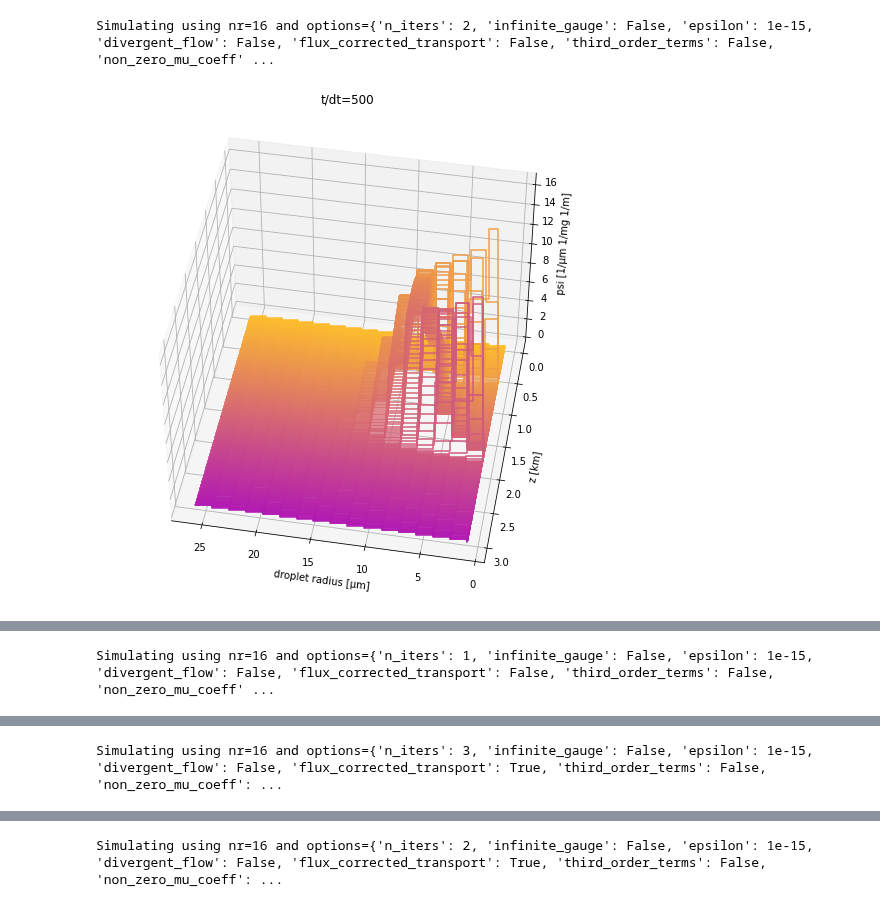
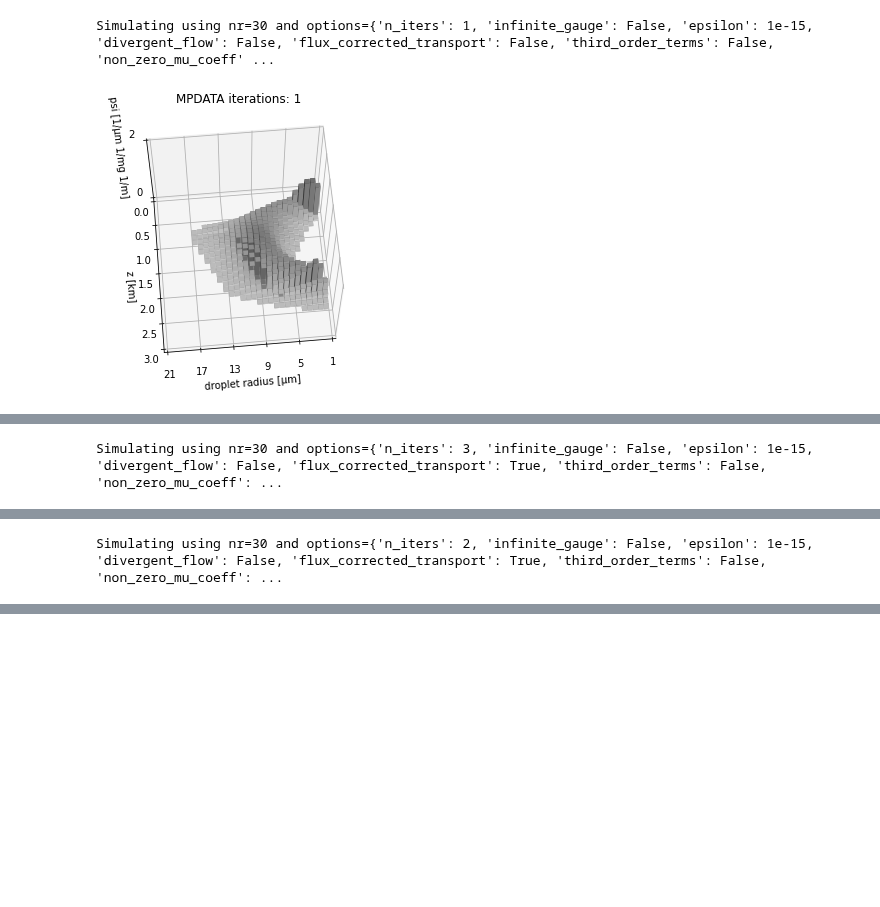
Before and after one commit to slayoo/PyMPDATA-examples, a Jupyter notebook: PyMPDATA_examples/Shipway_and_Hill_2012/fig_1.ipynb, the cells around one changed output, grey strips where cells are left out. Drawn from its saved outputs; the diff is of its cells as text; code cells hidden in the pictures; blank space fills up the shorter version.

```diff
--- a/PyMPDATA_examples/Shipway_and_Hill_2012/fig_1.ipynb
+++ b/PyMPDATA_examples/Shipway_and_Hill_2012/fig_1.ipynb
@@ -11,21 +11,20 @@ import numba
 # %%
 # note: 1=bulk
-NRS=(16,)
+NRS=(30,)
 R_MIN = 1 * si.um
-R_MAX = 26* si.um
+R_MAX = 21* si.um
 
-VERTVELO = 2*si.m/si.s
+VERTVELO = 2.5*si.m/si.s
 N_CCN_HALO = 500/si.mg
 T_MAX=15*si.minutes
 P0 = 1007*si.hPa
 
-DT=1*si.s
-DZ=10*si.m
+DT=2/3*si.s
+DZ=100*si.m
 
 OPTIONS = {
     Options(n_iters=3, flux_corrected_transport=True),
     Options(n_iters=2, flux_corrected_transport=True),
-    Options(n_iters=2, flux_corrected_transport=False),
     Options(n_iters=1),
 }
 # %%
@@ -190,9 +174,9 @@ for options in OPTIONS:
                 ]
                 #print(GC_max)
                 if GC_max[1] > 1:
-                    import sys
-                    np.set_printoptions(threshold=sys.maxsize)
-                    print(mpdata['ql'].advector.data[1])
+#                     import sys
+#                     np.set_printoptions(threshold=sys.maxsize)
+#                     print(mpdata['ql'].advector.data[1])
                     raise Exception(f"max(GC) = {GC_max[1]} > 1")
             mpdata['ql'].advance(1, post_iter=post_iter)
 
@@ -206,51 +190,71 @@ for options in OPTIONS:
             else:
                 psi = mpdata['ql'].advectee.get()
 
-                if GC_max[1] > 0 and t % 500 == 0:
-                    pylab.figure(figsize=(15,9))
+                if GC_max[1] > 0 and t % (settings.t_1/DT) == 0:
+                    pylab.figure(figsize=(10,5))
                     ax = pylab.subplot(projection='3d')
-                    ax.view_init(45, -260)
-                    for z in range(settings.nz):
-                        pltx = settings.bin_boundaries.copy()
-                        plty = np.ones(len(settings.bin_boundaries)) * z * settings.dz
-                        pltz = np.concatenate(([0.], psi[z,:]))
-                        convert_to(pltx, si.um)
-                        convert_to(plty, si.km)
-                        convert_to(pltz, 1/si.mg/si.um)
-                        ax.step(pltx, plty, pltz, where='pre', color=colors(z/(settings.nz-1)))
-                    ax.set_title(f"t/dt={t}")
+                    ax.view_init(65, 85)
+
+                    cmap = matplotlib.cm.get_cmap('gray_r')  # Get desired colormap - you can change this!
+                    max_height = 2 / si.mg / si.um  # get range of colorbars so we can normalize
+                    min_height = 0
+                    rgba = [cmap((k - min_height) / (1.5*max_height)) for k in psi.flatten()]
+
+                    dz = psi.flatten()
+                    dz[dz < .01 * max_height] = np.nan
+                    factor = .9
+                    ax.bar3d(
+                        *[arr.flatten() for arr in np.meshgrid(
+                            (settings.bin_boundaries[:-1]+settings.dr*(1-factor)/2) / si.um,
+                            (np.arange(settings.nz)+(1-factor)/2) * settings.dz / si.km
+                        )],
+                        z=0,
+                        dx= factor * settings.dr / si.um,
+                        dy= factor * settings.dz / si.km,
+                        dz=dz / (1 / si.mg / si.um),
+                        shade=True,
+                        color=rgba,
+                        lightsource=matplotlib.colors.LightSource(azdeg=-64, altdeg=15)
+                    )
+                    ax.set_title(f"MPDATA iterations: {options.n_iters}")
                     ax.set_xlabel("droplet radius [μm]")
                     ax.set_ylabel("z [km]")
                     ax.set_zlabel("psi [1/μm 1/mg 1/m]")
-                    show_plot()
+                    ax.set_zlim(0, max_height / (1 / si.mg / si.um))
+                    ax.set_zticks([0, max_height / (1 / si.mg / si.um)])
+                    ax.set_ylim(0, settings.z_max / si.km)
+                    ax.set_xlim(R_MIN / si.um, R_MAX / si.um)
+                    nticks = 5
+                    ax.set_xticks((R_MIN + np.arange(nticks+1) * (R_MAX - R_MIN) / nticks) / si.um)
+                    show_plot(f'fig_3d_n_iters={options.n_iters}.pdf')
 
                 # advection/conservation of n/V, but G_factor=G_z*G_r=rho(z)*1, so psi=n/V/rho
 
                 def moment(data, l):
                     return np.sum(np.dot(data, settings.dr_power[l+1]/(l+1)), axis=1)*settings.dz
 
                 dql_cond = 4/3*np.pi*const.rho_l*moment(post_iter.dpsi_cond, 3)
                 ql = 4/3*np.pi*const.rho_l*moment(psi, 3)
 
                 N_tot = moment(psi, 0)
                 output['act_frac'][:,t+1] = N_tot / N_CCN_HALO
 
                 with np.errstate(divide='ignore', invalid='ignore'):
                     mom1 = moment(psi, 1) / N_tot
                     mom2 = moment(psi, 2) / N_tot
                     reldisp = np.sqrt(mom2 - mom1**2) / mom1
                 reldisp[N_tot/N_CCN_HALO < .05] = np.nan
                 output['reldisp'][:, t+1] = reldisp
 
             qv -= dql_cond
 
             output['ql'][:,t+1] = ql
             output['qv'][:,t+1] = qv
             output['S'][:,t+1] = RH - 1
 
         outputs[label(options, nr)] = output
 # %% [output]
-Simulating using nr=16 and options={'n_iters': 2, 'infinite_gauge': False, 'epsilon': 1e-15, 'divergent_flow': False, 'flux_corrected_transport': False, 'third_order_terms': False, 'non_zero_mu_coeff' ...
+Simulating using nr=30 and options={'n_iters': 1, 'infinite_gauge': False, 'epsilon': 1e-15, 'divergent_flow': False, 'flux_corrected_transport': False, 'third_order_terms': False, 'non_zero_mu_coeff' ...
-[figure, old version]
+[figure, new version]
 [interactive output not drawn]
-Simulating using nr=16 and options={'n_iters': 1, 'infinite_gauge': False, 'epsilon': 1e-15, 'divergent_flow': False, 'flux_corrected_transport': False, 'third_order_terms': False, 'non_zero_mu_coeff' ...
+Simulating using nr=30 and options={'n_iters': 3, 'infinite_gauge': False, 'epsilon': 1e-15, 'divergent_flow': False, 'flux_corrected_transport': True, 'third_order_terms': False, 'non_zero_mu_coeff': ...
@@ -258,2 +262,2 @@ Simulating using nr=16 and options={'n_iters': 1, 'infinite_gauge': False, 'epsi
 [interactive output not drawn]
-Simulating using nr=16 and options={'n_iters': 3, 'infinite_gauge': False, 'epsilon': 1e-15, 'divergent_flow': False, 'flux_corrected_transport': True, 'third_order_terms': False, 'non_zero_mu_coeff': ...
+Simulating using nr=30 and options={'n_iters': 2, 'infinite_gauge': False, 'epsilon': 1e-15, 'divergent_flow': False, 'flux_corrected_transport': True, 'third_order_terms': False, 'non_zero_mu_coeff': ...
@@ -261,2 +265 @@ Simulating using nr=16 and options={'n_iters': 3, 'infinite_gauge': False, 'epsi
 [interactive output not drawn]
-Simulating using nr=16 and options={'n_iters': 2, 'infinite_gauge': False, 'epsilon': 1e-15, 'divergent_flow': False, 'flux_corrected_transport': True, 'third_order_terms': False, 'non_zero_mu_coeff': ...
```
Also changed, not shown: parts of 4 cells of this notebook, 2 other files.
